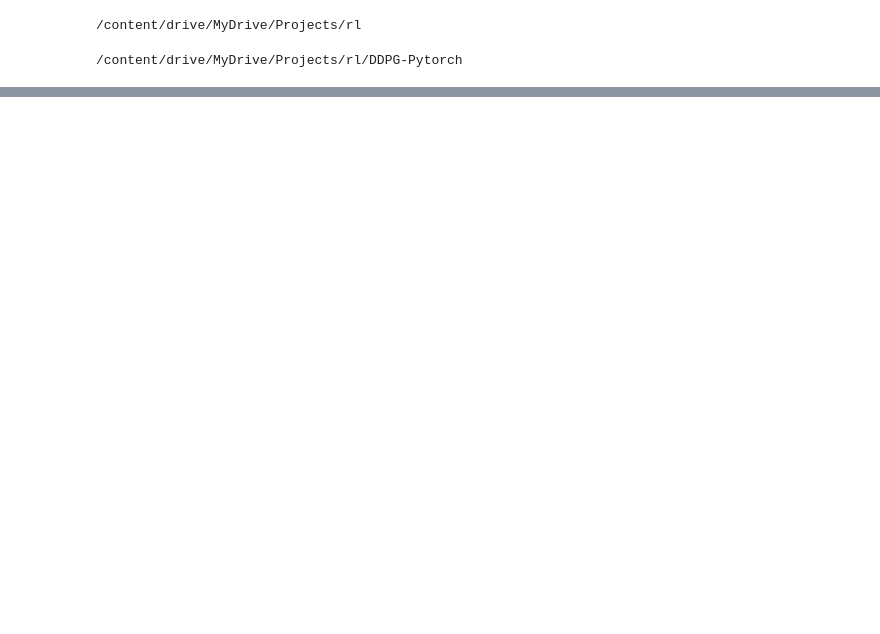
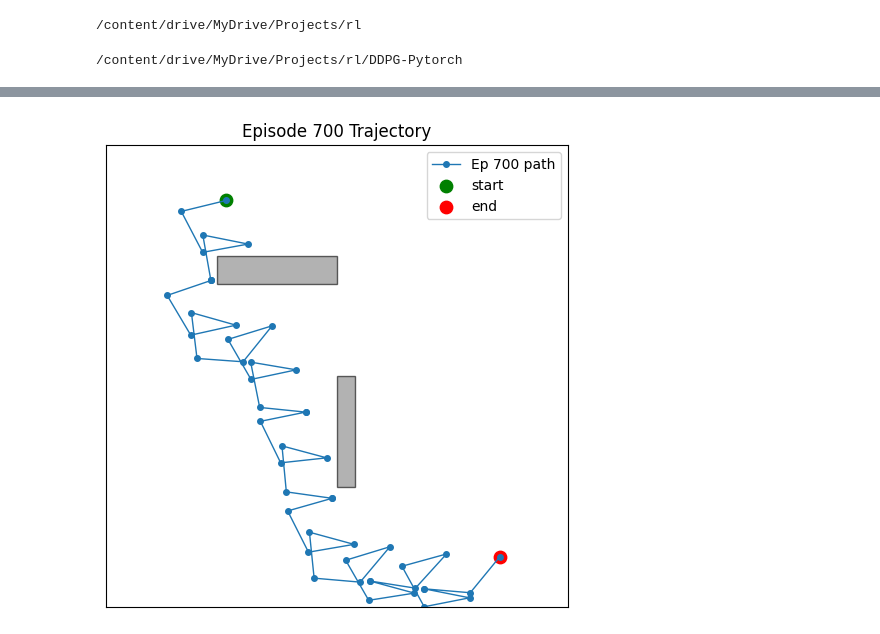
Before and after one commit to hasanyusuf01/und_assessment, a Jupyter notebook: main.ipynb, the cells around one changed output, grey strips where cells are left out. Drawn from its saved outputs; the diff is of its cells as text; code cells hidden in the pictures; blank space fills up the shorter version.

Commit message:
updated main.ipnby

```diff
--- a/main.ipynb
+++ b/main.ipynb
@@ -516,0 +338,62 @@ TypeError: PointParticleEnv.__init__() got an unexpected keyword argument 'rende
+# %%
+import pandas as pd
+import json
+import matplotlib.pyplot as plt
+import matplotlib.patches as patches
+
+def plot_episode_path(csv_path='csv2.csv', episode_number=1):
+    """
+    Reads csv2 (columns: episode, step, observation, reward),
+    filters for one episode, parses the JSON observation,
+    and plots the (x,y) path in the 50×50 grid with y-axis inverted.
+    """
+    # 1. Load CSV
+    df = pd.read_csv(csv_path)
+
+    # 2. Filter for the requested episode
+    df_ep = df[df['episode'] == episode_number]
+    if df_ep.empty:
+        print(f"No data for episode {episode_number}")
+        return
+
+    # 3. Parse observation JSON into lists and extract x,y
+    obs_lists = df_ep['observation'].apply(json.loads)
+    xs = obs_lists.apply(lambda v: v[0])
+    ys = obs_lists.apply(lambda v: v[1])
+
+    # 4. Plot trajectory
+    fig, ax = plt.subplots(figsize=(6, 6))
+    ax.plot(xs, ys, '-o', markersize=4, linewidth=1, label=f'Ep {episode_number} path')
+    ax.scatter(xs.iloc[0], ys.iloc[0], color='green', s=80, label='start')
+    ax.scatter(xs.iloc[-1], ys.iloc[-1], color='red', s=80, label='end')
+
+    # 5. Draw obstacles
+    obstacles = [
+        (12, 12, 25, 15),
+        (25, 25, 27, 37)
+    ]
+    for x1, y1, x2, y2 in obstacles:
+        rect = patches.Rectangle((x1, y1), x2 - x1, y2 - y1,
+                                 linewidth=1, edgecolor='black', facecolor='gray', alpha=0.6)
+        ax.add_patch(rect)
+
+    ax.set_ylim(50, 0)
+    ax.set_xlim(0, 50)
+
+    ax.set_xticks([])
+    ax.set_yticks([])
+    ax.set_xlabel('')
+    ax.set_ylabel('')
+
+    ax.set_title(f'Episode {episode_number} Trajectory')
+    ax.legend()
+    ax.grid(alpha=0.3)
+    ax.set_aspect('equal', 'box')
+    # 8. Show
+    plt.show()
+
+
+if __name__ == '__main__':
+    plot_episode_path('/content/drive/MyDrive/Projects/rl/DDPG-Pytorch/14_18_jun19/csv2.csv', episode_number=700)
+# %% [output]
+[figure, added]
```
Also changed, not shown: parts of 12 cells of this notebook, 13 other files.
